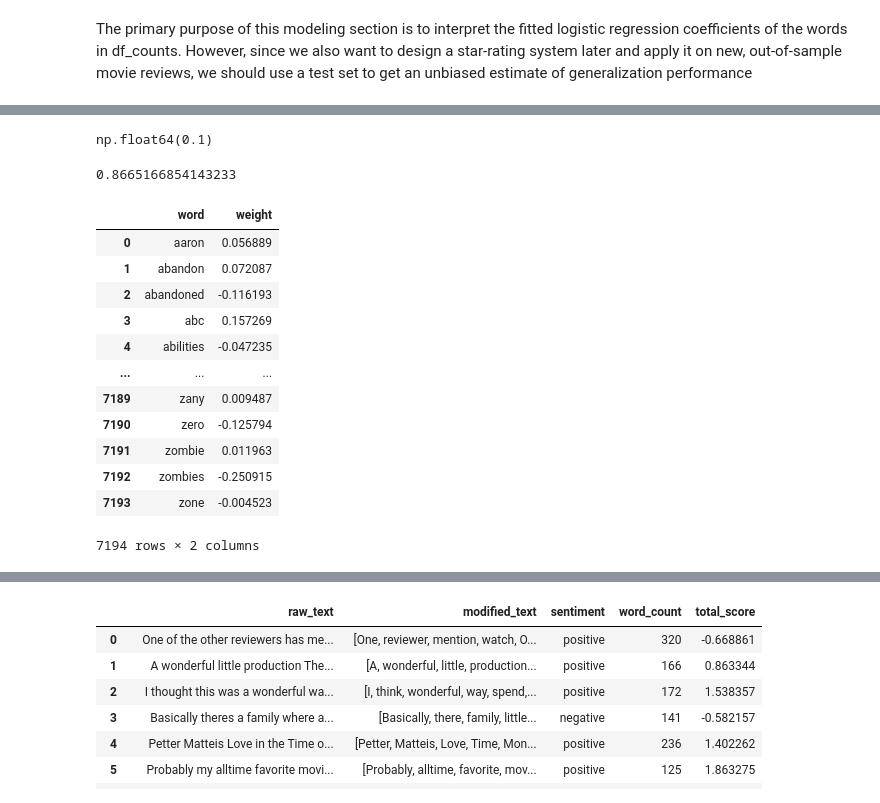
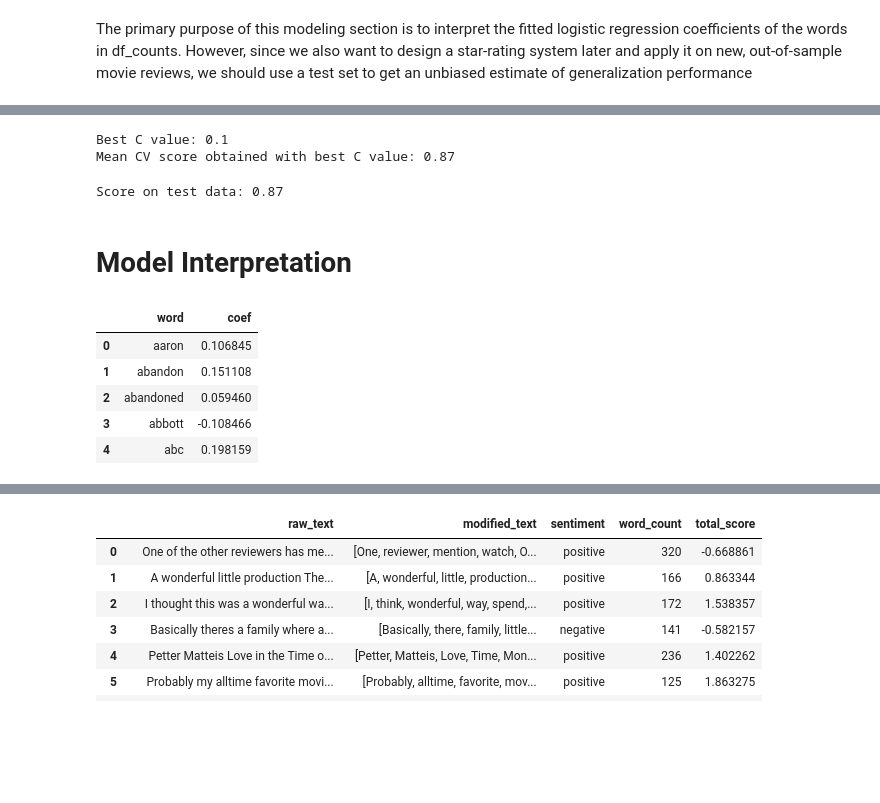
Before and after one commit to efei01/NSDC_F23_movie_reviews_project, a Jupyter notebook: Movie_Review_Sentiment_Analysis_V2.ipynb, the cells around one changed output, grey strips where cells are left out. Drawn from its saved outputs; the diff is of its cells as text; code cells hidden in the pictures; blank space fills up the shorter version.

```diff
--- a/Movie_Review_Sentiment_Analysis_V2.ipynb
+++ b/Movie_Review_Sentiment_Analysis_V2.ipynb
@@ -226,9 +224,10 @@ hyperparam_res = dict()
 best_C = None
 best_C_mean_minus_se = float('inf')
 
-for C in np.logspace(-4, 4, num=2):
-    print(f"Trying C={C}...")
+for C in np.logspace(4, -4, num=9):
+    print(f"\nTrying C={C}...")
     hyperparam_res[C] = dict()
+
     start = time.perf_counter()
     clf = LogisticRegression(C=C, max_iter=1000)
     cv_scores = cross_val_score(
@@ -251,9 +250,11 @@ for C in np.logspace(-4, 4, num=2):
     min_elapsed, sec_elapsed = divmod(time_elapsed, 60)
     print(f"Time elapsed for this fold: {min_elapsed} min. {sec_elapsed} sec.")
 
+    hyperparam_res[C]['cv_scores'] = cv_scores
     hyperparam_res[C]['mean_cv_score'] = mean_cv_score
     hyperparam_res[C]['se_cv_score'] = se_cv_score
 
+    # Use one SE rule
     if best_C is None or mean_cv_score > best_C_mean_minus_se:
         best_C = C
         best_C_mean_minus_se = mean_cv_score - se_cv_score
@@ -274,32 +279,30 @@ np.float64(0.8703618264168902)
 # %%
-best_C
+print("Best C value:", best_C)
+print("Mean CV score obtained with best C value:", np.round(hyperparam_res[best_C]['mean_cv_score'], 3))
 # %% [output]
-np.float64(0.1)
+Best C value: 0.1
+Mean CV score obtained with best C value: 0.87
 # %%
-# perform logistic regression again, this time with best_C as the hyperparameter C
-
-LR = LogisticRegression(C = best_C, max_iter = 1000)
-LR.fit(X_train, y_train)
-LR.score(X_test, y_test)
+# Refit logistic regression on all training data with best C value and evaluate generalization performance on test data
+clf = LogisticRegression(C=best_C, max_iter=1000)
+clf.fit(X_train, y_train)
+print("Score on test data:", np.round(clf.score(X_test, y_test), 3)) # returns accuracy by default
 # %% [output]
-0.8665166854143233
+Score on test data: 0.87
+# %% [markdown]
+# Model Interpretation
 # %%
-# return an unordered list of each unique word with its coefficient (weight)
-
-word_weight_df = pd.DataFrame({"word" : X_train.columns, "weight" : LR.coef_[0], })
-word_weight_df
+# Return a list of each unique word with its fitted coefficient
+word_coef_df = pd.DataFrame({
+    'word': X_train.columns,
+    'coef': clf.coef_[0]}
+)
+word_coef_df.head()
 # %% [output]
-|  | word | weight |
-| 0 | aaron | 0.056889 |
-| 1 | abandon | 0.072087 |
-| 2 | abandoned | -0.116193 |
-| 3 | abc | 0.157269 |
-| 4 | abilities | -0.047235 |
-| ... | ... | ... |
-| 7189 | zany | 0.009487 |
-| 7190 | zero | -0.125794 |
-| 7191 | zombie | 0.011963 |
-| 7192 | zombies | -0.250915 |
-| 7193 | zone | -0.004523 |
+|  | word | coef |
+| 0 | aaron | 0.106845 |
+| 1 | abandon | 0.151108 |
+| 2 | abandoned | 0.059460 |
+| 3 | abbott | -0.108466 |
+| 4 | abc | 0.198159 |
-7194 rows × 2 columns
 # %%
```
Also changed, not shown: parts of 9 cells of this notebook.
